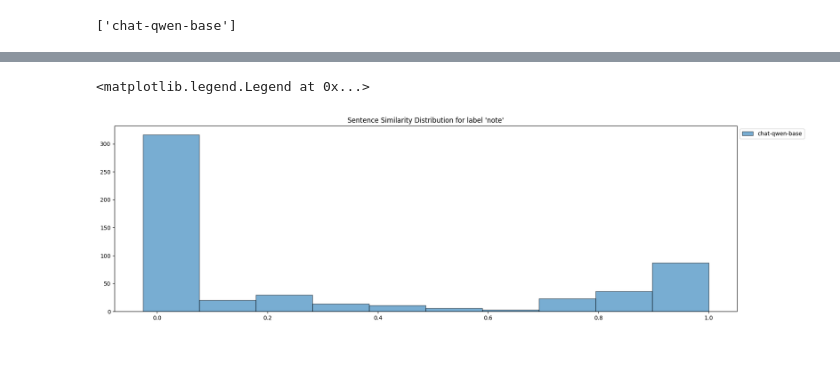
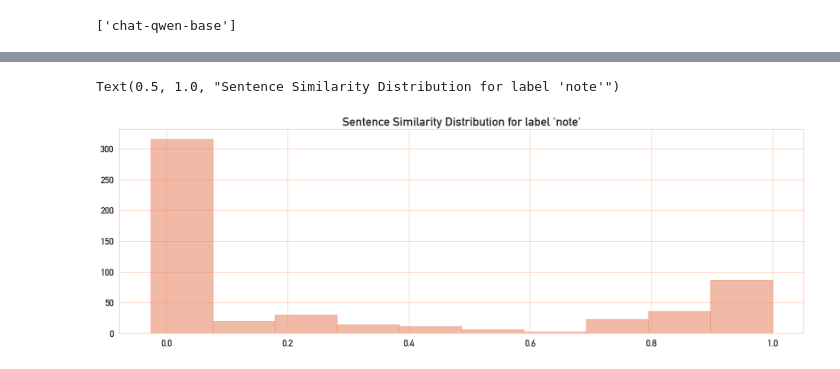
Before and after one commit to Rdm-Nico/SitiBTAgent, a Jupyter notebook: visualization/test_qwen_base.ipynb, the cells around one changed output, grey strips where cells are left out. Cells and saved outputs as stored; diff of their text form; code cells hidden in the pictures.

Commit message:
add more visualization texts

```diff
--- a/visualization/test_qwen_base.ipynb
+++ b/visualization/test_qwen_base.ipynb
@@ -28,7 +28,7 @@ plt.rcParams["grid.color"] = "#fed0bb"
 plt.rcParams["axes.edgecolor"] = "#fed0bb"
 # %%
 RESULT_TOT="../data/training_dataset/results/results_combined_new_model_name.csv"
-colors = cm.tab10.colors
 df = pd.read_csv(RESULT_TOT)
+print(df.columns)
 df['model'].unique()
 # %% [output]
@@ -66,7 +78,7 @@ CI_group = []
 
 
 for model in models:
-    acc_media = round(df.loc[(df['model'] == model)  ]['tot_acc'].mean(),3)
+    acc_media = round(df.loc[(df['model'] == model) & (df['TYPE_EVAL'] != 'edge_no_explain')]['tot_acc'].mean(),3)
     n = len(df)
     # intervallo di confidenza al 99 %
     CI = 2.576 * np.sqrt(acc_media * (1- acc_media) / n)
@@ -96,7 +108,7 @@ for model in models:
     CI_group = []
     l_msg = np.sort(df['L_MESSAGGI'].unique())
     for length_m in l_msg:
-        acc_media = round(df.loc[(df['model'] == model)  & (df['L_MESSAGGI'] == length_m)]['tot_acc'].mean(),3)
+        acc_media = round(df.loc[(df['model'] == model)  & (df['TYPE_EVAL'] != 'edge_no_explain') & (df['L_MESSAGGI'] == length_m)]['tot_acc'].mean(),3)
         n = len(df)
         # intervallo di confidenza al 99 %
         CI = 2.576 * np.sqrt(acc_media * (1- acc_media) / n)
@@ -106,8 +118,8 @@ for model in models:
     plt.figure(figsize=(20,6))
     plt.bar(l_msg,media_group, yerr=CI_group, label=l_msg, color=colors, edgecolor=edgecolors)
     add_labels(l_msg,media_group)
-    plt.title(f"ToT hours Accuracy for {model} by different messages length", pad=10)
-    plt.xlabel("Message length")
+    plt.title(f"ToT hours Accuracy by different messages length", pad=10)
+    plt.xlabel("messages length")
     plt.xticks(l_msg)
     plt.ylabel("accuracy")
     plt.legend(loc="upper left", bbox_to_anchor=(1, 1),frameon=True,facecolor="#fed0bb")
@@ -115,0 +128,29 @@ for model in models:
+# %%
+# accuracy a tipi di schema
+def add_labels(labels, vals):
+    for i,x_label in enumerate(labels):
+        plt.text(x_label,vals[i], vals[i])
+
+models = list(df[df['model'].str.contains(target)]['model'].unique())
+
+
+for model in models:
+    media_group = []
+    CI_group = []
+    schemas = np.sort(df['TYPE_EVAL'].unique())
+    for schema in schemas:
+        acc_media = round(df.loc[(df['model'] == model)  & (df['TYPE_EVAL'] == schema)]['tot_acc'].mean(),3)
+        n = len(df)
+        # intervallo di confidenza al 99 %
+        CI = 2.576 * np.sqrt(acc_media * (1- acc_media) / n)
+        media_group.append(acc_media)
+        CI_group.append(CI)
+
+    plt.figure(figsize=(20,6))
+    plt.bar(schemas,media_group, yerr=CI_group, label=schemas, color=colors, edgecolor=edgecolors)
+    add_labels(schemas,media_group)
+    plt.title(f"ToT hours Accuracy by different messages length", pad=10)
+    plt.xlabel("messages length")
+    plt.xticks(schemas)
+    plt.ylabel("accuracy")
+    plt.legend(loc="upper left", bbox_to_anchor=(1, 1),frameon=True,facecolor="#fed0bb")
@@ -116,24 +159,23 @@ for model in models:
 # %%
 # distribuzione cosine similarity per il campo note
 plt.figure(figsize=(20,6))
 all_data = []
 for model in models:
     data = df.loc[(df['model'] == model) &
                   (df['sentence_similarity_score_note'].isna() != True)]['sentence_similarity_score_note']
     all_data.append(data)
 
 min_val = min([d.min() for d in all_data])
 max_val = max([d.max() for d in all_data])
 bins = np.linspace(min_val, max_val, 11) ## 11 val -> 10 bin
 for i, model in enumerate(models):
     plt.hist(all_data[i],
              bins=bins,  # Usa i bin espliciti invece di solo il numero
              histtype="bar",  # Cambiato da "barstacked"
              alpha=0.6,  # Aggiungi trasparenza per vedere sovrapposizioni
-             label=model,
-             edgecolor='black')
+             edgecolor=colors[0],
+             color=colors[0])
 plt.title("Sentence Similarity Distribution for label 'note'")
-plt.legend(loc="upper left", bbox_to_anchor=(1, 1))
 # %% [output]
-<matplotlib.legend.Legend at 0x...>
+Text(0.5, 1.0, "Sentence Similarity Distribution for label 'note'")
-[figure, old version]
+[figure, new version]
```
Also changed, not shown: parts of 14 cells of this notebook, 4 other files.
